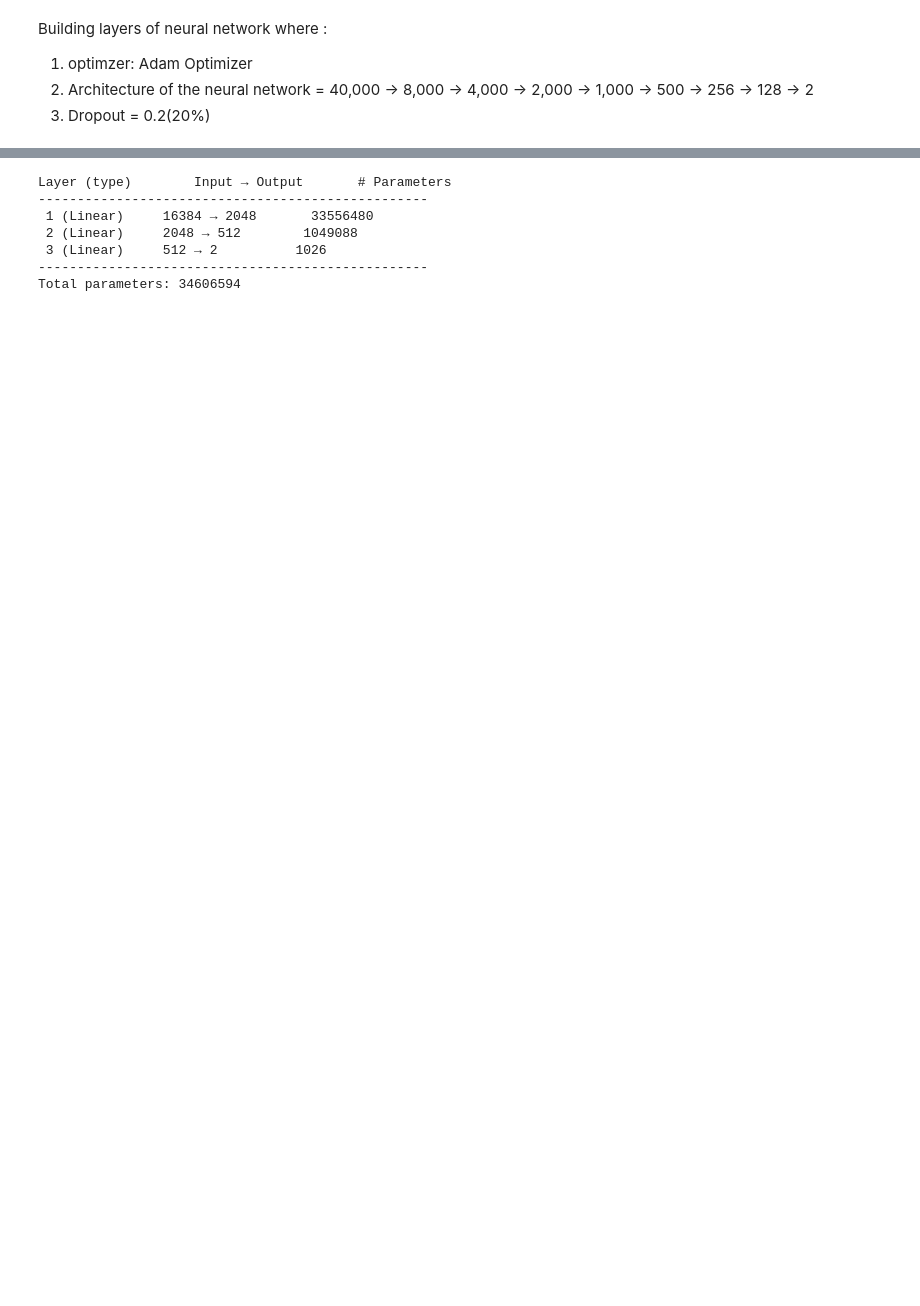
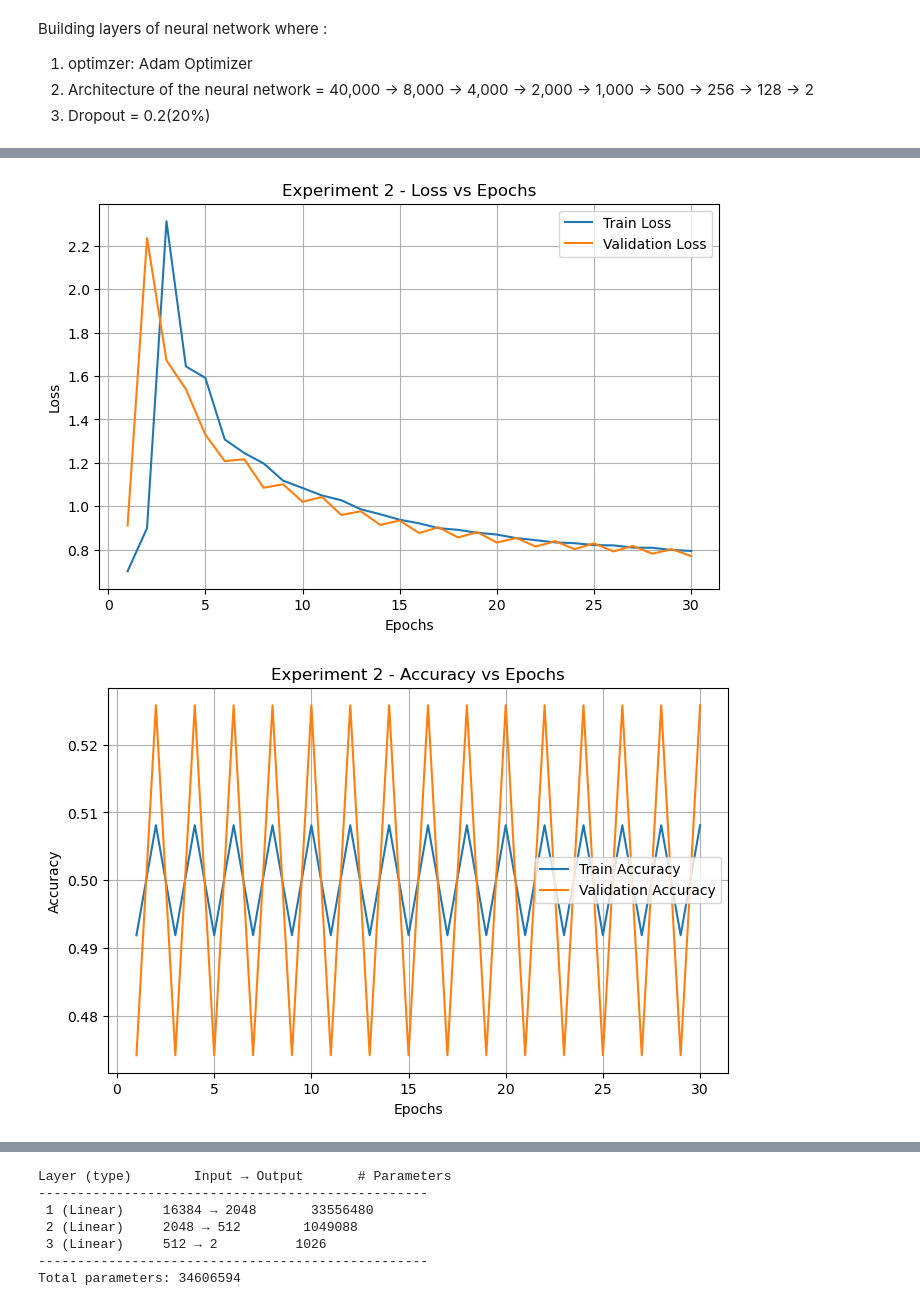
Before and after one commit to sania8/ProgrammingAndMathsforAI, a Jupyter notebook: Experimentwithnewarchitecture.ipynb, the cells around one changed output, grey strips where cells are left out. Cells and saved outputs as stored; diff of their text form; code cells hidden in the pictures; blank space fills up the shorter version.

```diff
--- a/Experimentwithnewarchitecture.ipynb
+++ b/Experimentwithnewarchitecture.ipynb
@@ -156,0 +721,2 @@ class Dropout:
+# %%
+model_exp2 = SimpleNN(input_dim=X_train.shape[1], hidden_dims=[8000, 4000, 2000, 500], output_dim=2, dropout_p=0.0)
@@ -156,0 +735,10 @@ class Dropout:
+# %%
+Experiment2 = train(
+    model_exp2,
+    X_train, y_train,
+    X_val, y_val,
+    X_test, y_test,
+    lr=0.001,
+    epochs=30,
+    l2=0.00
+)
@@ -156,0 +759,5 @@ class Dropout:
+# %%
+plot_experiment_history(Experiment2, title_prefix="Experiment 2")
+# %% [output]
+[figure, added]
+[figure, added]
```
Also changed, not shown: parts of 68 cells of this notebook.
